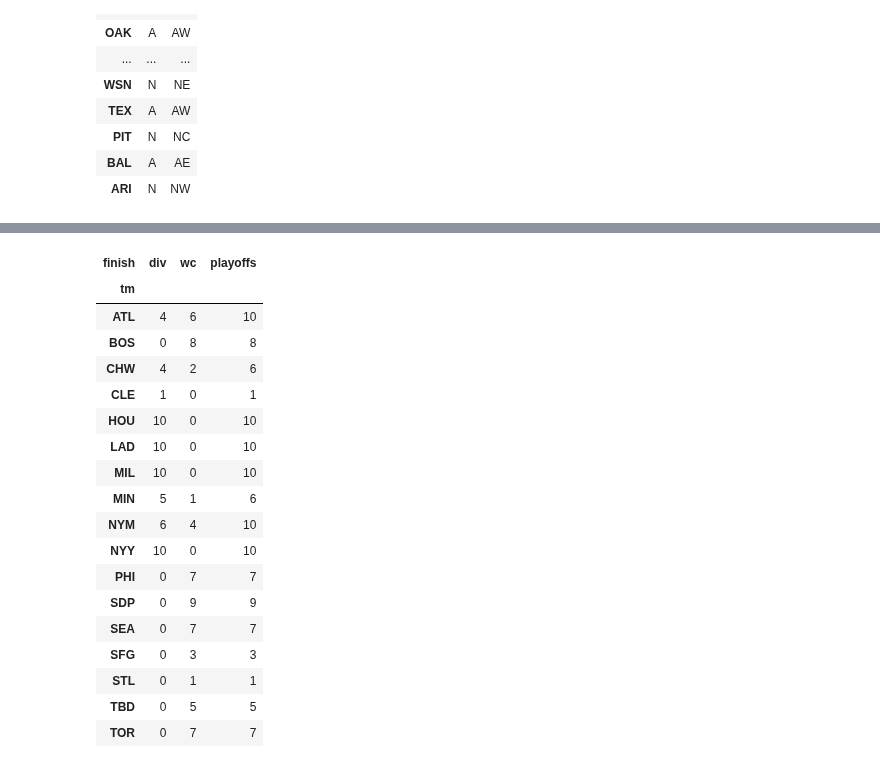
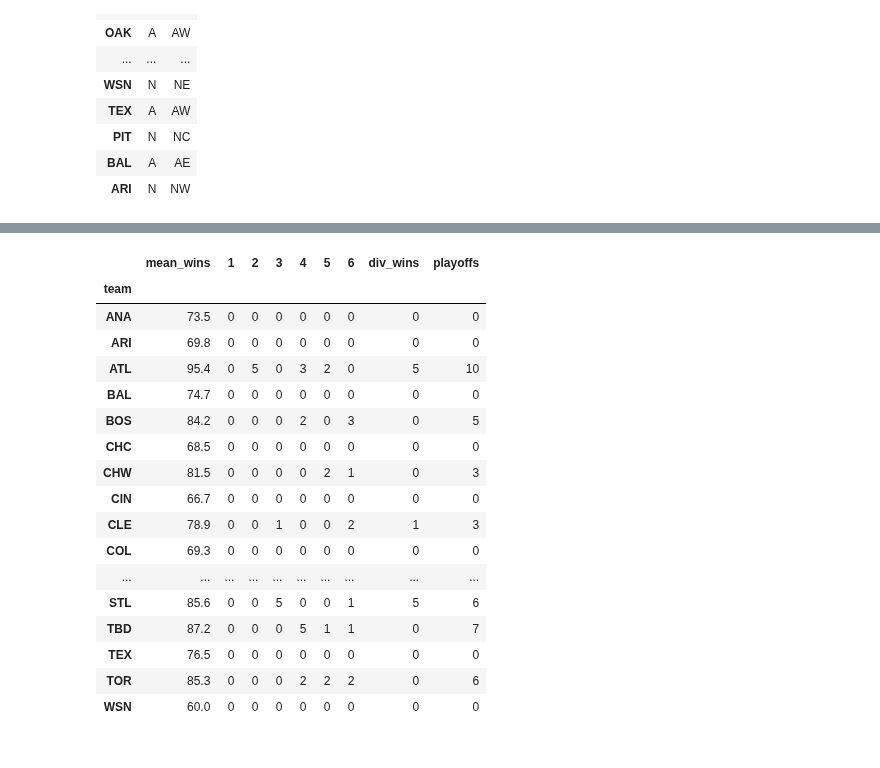
Before and after one commit to sdvinay/baseball_sql, a Jupyter notebook: pandas/playoff_odds_monte_carlo.ipynb, the cells around one changed output, grey strips where cells are left out. Saved outputs shown, nothing was run; the diff lists cells and outputs as text; code cells hidden in the pictures.

Commit message:
playoff odds: implement 2022 seeding rules

```diff
--- a/pandas/playoff_odds_monte_carlo.ipynb
+++ b/pandas/playoff_odds_monte_carlo.ipynb
@@ -11,7 +11,8 @@ import pandas as pd
 import numpy as np
 # %%
 # Read in the 538 dataset, which has a row for each game in the current season (played or unplayed)
-gms = pd.read_csv('../data/538/mlb-elo/mlb_elo_latest.csv')
+gms = pd.read_csv('https://projects.fivethirtyeight.com/mlb-api/mlb_elo_latest.csv')
+#gms = pd.read_csv('../data/538/mlb-elo/mlb_elo_latest.csv')
 gms
 # %% [output]
 |  | date | season | neutral | playoff | team1 | team2 | elo1_pre | elo2_pre | elo_prob1 | elo_prob2 | ... |
@@ -260,8 +262,8 @@ None # This is to suppress printing the output, which is 1000 lines of the same
 def finish_one_season(incoming_standings, remain):
     rem_standings = sim_rem_games(remain)
     full_standings = incoming_standings+rem_standings
-    playoff_teams = find_playoff_teams(full_standings)
-    return playoff_teams
+    full_standings = add_playoff_seeds(full_standings)
+    return full_standings
 
 finish_one_season(cur_standings, remain)
 # %% [output]
@@ -280,11 +286,0 @@ finish_one_season(cur_standings, remain)
-# %%
-#
-def sim_n_seasons(incoming_standings, remain, n):
-    # The first 6 teams in the list are div winners, the rest are WCs
-    return pd.DataFrame([{'sim': i, 'finish': 'div' if t[0] < 6 else 'wc', 'tm': t[1]}
-        for i in range(n)
-        for t in enumerate(finish_one_season(incoming_standings, remain))
-        ])
-
-sim_results = sim_n_seasons(cur_standings, remain, 10)
-sim_results
@@ -304,0 +287,13 @@ sim_results
+# %%
+
+def sim_1_season(incoming_standings, remain, i):
+    standings = finish_one_season(incoming_standings, remain)
+    standings['iter'] = i
+    standings = standings.reset_index().rename(columns={'index': 'team'}).set_index(['team', 'iter'])
+    return standings
+
+def sim_n_seasons(incoming_standings, remain, n):
+    return pd.concat([sim_1_season(incoming_standings, remain, i) for i in range(n)])
+
+sim_results = sim_n_seasons(cur_standings, remain, 10)
+sim_results
@@ -305,30 +315,33 @@ sim_results
 # %%
 # Count the number of div/wc/playoff appearances by team from a set of results
 def summarize_sim_results(df_results):
-    summary = df_results[['tm', 'finish']].value_counts().unstack().fillna(0)
-    for col in summary.columns:
-        summary[col] = summary[col].apply(int)
-    summary['playoffs'] = summary['div'] + summary['wc']
+    counts = df_results.query('lg_rank <= 6').reset_index()[['team', 'lg_rank']].value_counts().unstack()
+    mean_wins = sim_results.groupby('team')['W'].mean().rename('mean_wins')
+    summary = pd.merge(left=mean_wins, right=counts, on='team', how='left')
+    for col in counts.columns:
+        summary[col] = summary[col].fillna(0).astype(int)
+
+    summary['div_wins'] = summary[range(1, 4)].sum(axis=1)
+    summary['playoffs'] = summary[range(1, 7)].sum(axis=1)
     return summary
 
 summarize_sim_results(sim_results)
 # %% [output]
-| finish | div | wc | playoffs |
-| tm |  |  |  |
-| ATL | 4 | 6 | 10 |
-| BOS | 0 | 8 | 8 |
-| CHW | 4 | 2 | 6 |
-| CLE | 1 | 0 | 1 |
-| HOU | 10 | 0 | 10 |
-| LAD | 10 | 0 | 10 |
-| MIL | 10 | 0 | 10 |
-| MIN | 5 | 1 | 6 |
-| NYM | 6 | 4 | 10 |
-| NYY | 10 | 0 | 10 |
-| PHI | 0 | 7 | 7 |
-| SDP | 0 | 9 | 9 |
-| SEA | 0 | 7 | 7 |
-| SFG | 0 | 3 | 3 |
-| STL | 0 | 1 | 1 |
-| TBD | 0 | 5 | 5 |
-| TOR | 0 | 7 | 7 |
+|  | mean_wins | 1 | 2 | 3 | 4 | 5 | 6 | div_wins | playoffs |
+| team |  |  |  |  |  |  |  |  |  |
+| ANA | 73.5 | 0 | 0 | 0 | 0 | 0 | 0 | 0 | 0 |
+| ARI | 69.8 | 0 | 0 | 0 | 0 | 0 | 0 | 0 | 0 |
+| ATL | 95.4 | 0 | 5 | 0 | 3 | 2 | 0 | 5 | 10 |
+| BAL | 74.7 | 0 | 0 | 0 | 0 | 0 | 0 | 0 | 0 |
+| BOS | 84.2 | 0 | 0 | 0 | 2 | 0 | 3 | 0 | 5 |
+| CHC | 68.5 | 0 | 0 | 0 | 0 | 0 | 0 | 0 | 0 |
+| CHW | 81.5 | 0 | 0 | 0 | 0 | 2 | 1 | 0 | 3 |
+| CIN | 66.7 | 0 | 0 | 0 | 0 | 0 | 0 | 0 | 0 |
+| CLE | 78.9 | 0 | 0 | 1 | 0 | 0 | 2 | 1 | 3 |
+| COL | 69.3 | 0 | 0 | 0 | 0 | 0 | 0 | 0 | 0 |
+| ... | ... | ... | ... | ... | ... | ... | ... | ... | ... |
+| STL | 85.6 | 0 | 0 | 5 | 0 | 0 | 1 | 5 | 6 |
+| TBD | 87.2 | 0 | 0 | 0 | 5 | 1 | 1 | 0 | 7 |
+| TEX | 76.5 | 0 | 0 | 0 | 0 | 0 | 0 | 0 | 0 |
+| TOR | 85.3 | 0 | 0 | 0 | 2 | 2 | 2 | 0 | 6 |
+| WSN | 60.0 | 0 | 0 | 0 | 0 | 0 | 0 | 0 | 0 |
```
Also changed, not shown: parts of 24 cells of this notebook.
